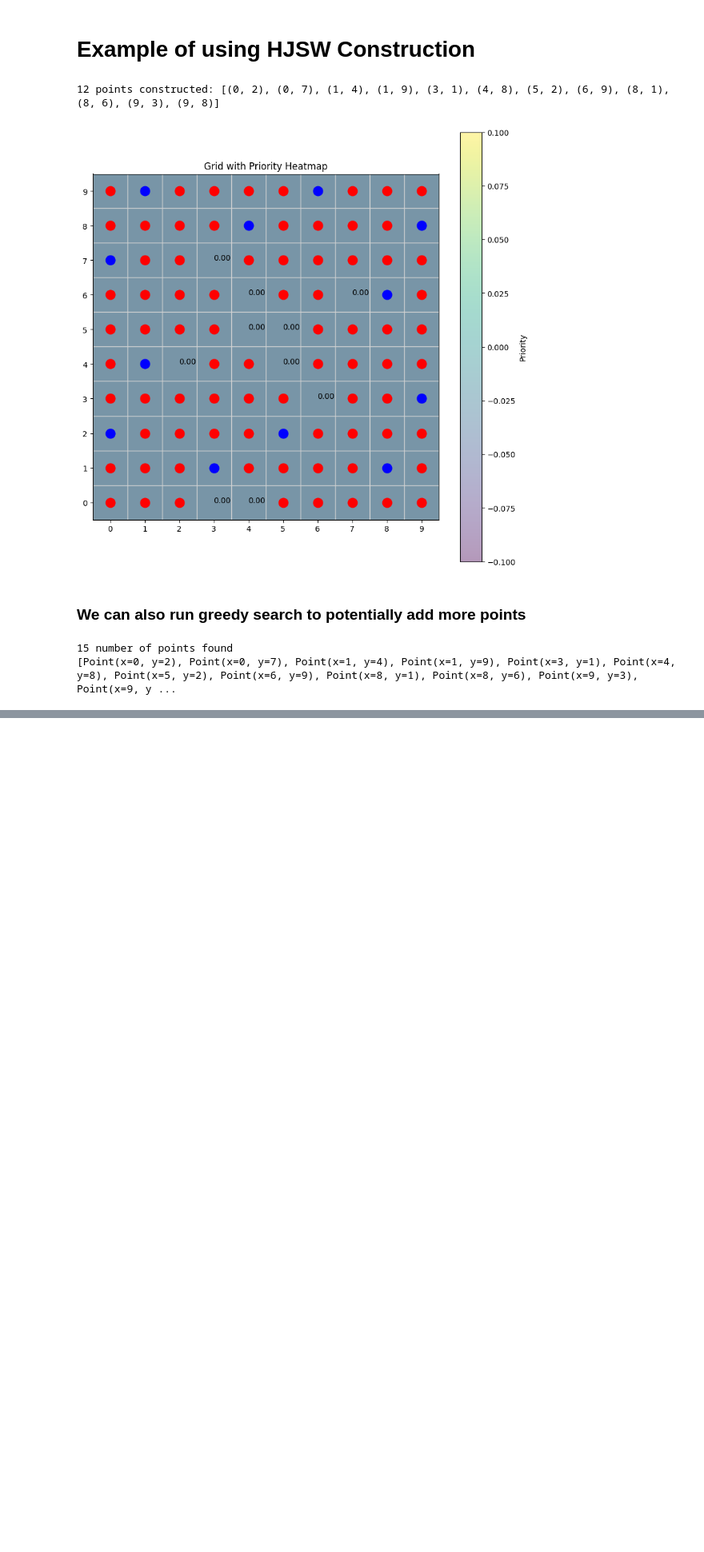
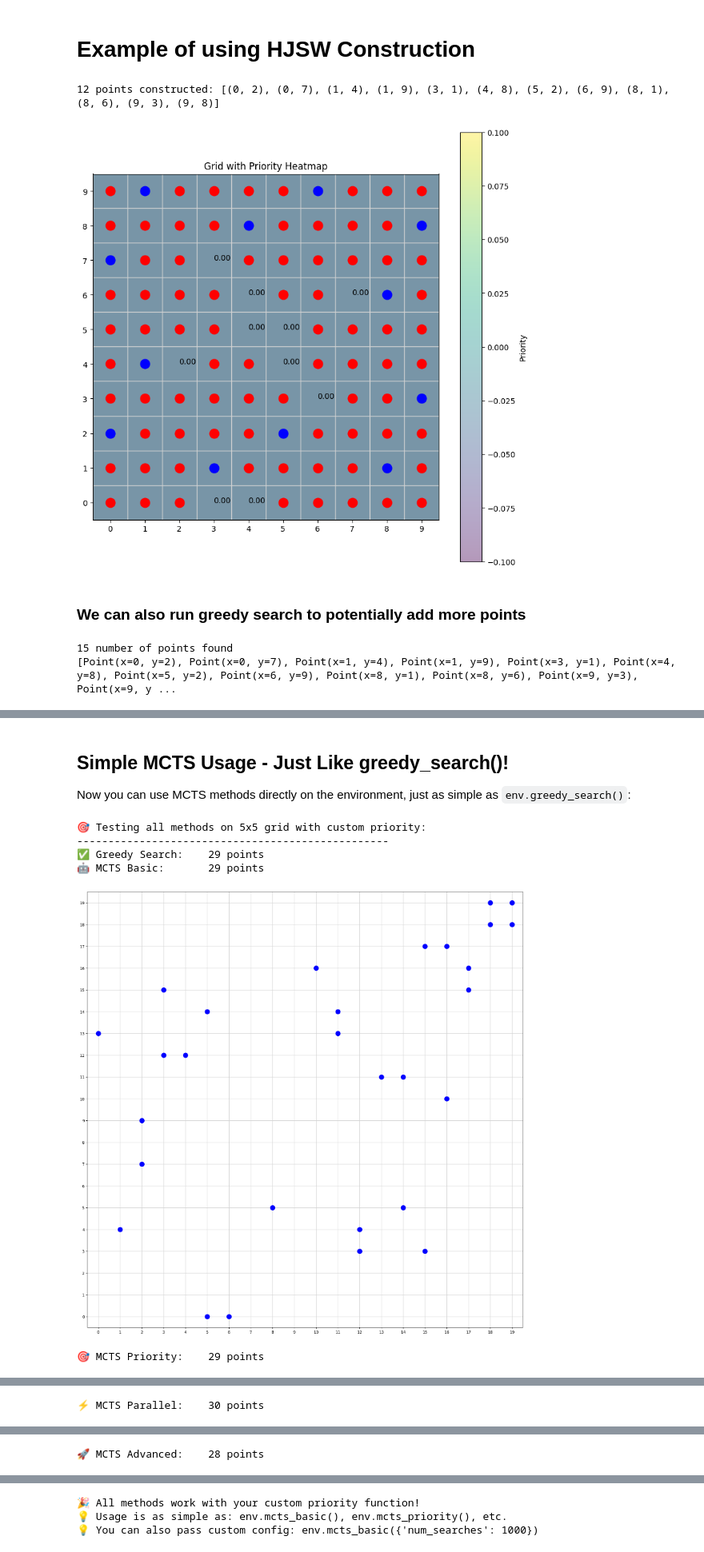
Before and after one commit to TianhaoW/RLMath, a Jupyter notebook: colab_example.ipynb, the cells around one changed output, grey strips where cells are left out. Shown at 80% size. Drawn from its saved outputs; the diff is of its cells as text; code cells hidden in the pictures; blank space fills up the shorter version.

```diff
--- a/colab_example.ipynb
+++ b/colab_example.ipynb
@@ -167,0 +186,20 @@ print(env.points)
+# %%
+# Import MCTS creation functions
+from src.algos import create_mcts
+from src.envs import Point
+
+# Define the same priority function we used for the environment
+def my_priority_func(p: Point, grid_size) -> float:
+    x, y = p.x, p.y     # gets the x,y coordinate of the point
+    m,n = grid_size     # gets the size of the grids. m is number of rows, and n is number of cols
+    return x+y          # define your priority score here
+
+# Create MCTS algorithm with custom priority function
+print("Creating MCTS with custom priority function (same as environment)...")
+mcts_basic = create_mcts(5, 5, variant='basic', priority_fn=my_priority_func)
+print(f"✓ MCTS Basic created: {type(mcts_basic)}")
+
+mcts_priority = create_mcts(5, 5, variant='priority', priority_fn=my_priority_func)
+print(f"✓ MCTS Priority created: {type(mcts_priority)}")
+
+print("MCTS algorithms can now be created with (m, n, priority_fn) just like environments!")
@@ -167,0 +211,55 @@ print(env.points)
+# %% [markdown]
+## Simple MCTS Usage - Just Like greedy_search()!
+
+Now you can use MCTS methods directly on the environment, just as simple as `env.greedy_search()`:
+# %%
+# Create environment with custom priority function (same as before)
+def my_priority_func(p: Point, grid_size) -> float:
+    x, y = p.x, p.y
+    m, n = grid_size
+    return x + y
+
+env = NoThreeCollinearEnvWithPriority(20,20, my_priority_func)
+
+print("🎯 Testing all methods on 5x5 grid with custom priority:")
+print("-" * 50)
+
+# 1. Greedy Search (as before)
+env.reset()
+greedy_result = env.greedy_search()
+print(f"✅ Greedy Search:    {greedy_result} points")
+
+# 2. MCTS Basic - as simple as greedy_search()!
+env.reset()
+basic_result = env.mcts_basic(return_points=True)
+print(f"🤖 MCTS Basic:       {basic_result} points")
+env.plot()  # Plot the final state of the environment
+
+# 3. MCTS Priority - uses your custom priority function!
+env.reset()
+priority_result = env.mcts_priority(return_points=True)
+print(f"🎯 MCTS Priority:    {priority_result} points")
+env.plot()  # Plot the final state of the environment
+
+# 4. MCTS Parallel - multi-threaded
+env.reset()
+parallel_result = env.mcts_parallel(return_points=True)
+print(f"⚡ MCTS Parallel:    {parallel_result} points")
+env.plot()  # Plot the final state of the environment
+
+# 5. MCTS Advanced - all features combined
+env.reset()
+advanced_result = env.mcts_advanced(return_points=True)
+print(f"🚀 MCTS Advanced:    {advanced_result} points")
+env.plot()  # Plot the final state of the environment
+
+print("\n🎉 All methods work with your custom priority function!")
+print("💡 Usage is as simple as: env.mcts_basic(), env.mcts_priority(), etc.")
+print("💡 You can also pass custom config: env.mcts_basic({'num_searches': 1000})")
+# %% [output]
+🎯 Testing all methods on 5x5 grid with custom priority:
+--------------------------------------------------
+✅ Greedy Search:    29 points
+🤖 MCTS Basic:       29 points
+[figure, added]
+🎯 MCTS Priority:    29 points
@@ -167,0 +267 @@ print(env.points)
+⚡ MCTS Parallel:    30 points
@@ -167,0 +269 @@ print(env.points)
+🚀 MCTS Advanced:    28 points
@@ -167,0 +271,3 @@ print(env.points)
+🎉 All methods work with your custom priority function!
+💡 Usage is as simple as: env.mcts_basic(), env.mcts_priority(), etc.
+💡 You can also pass custom config: env.mcts_basic({'num_searches': 1000})
```
Also changed, not shown: parts of 29 cells of this notebook, 54 other files.
